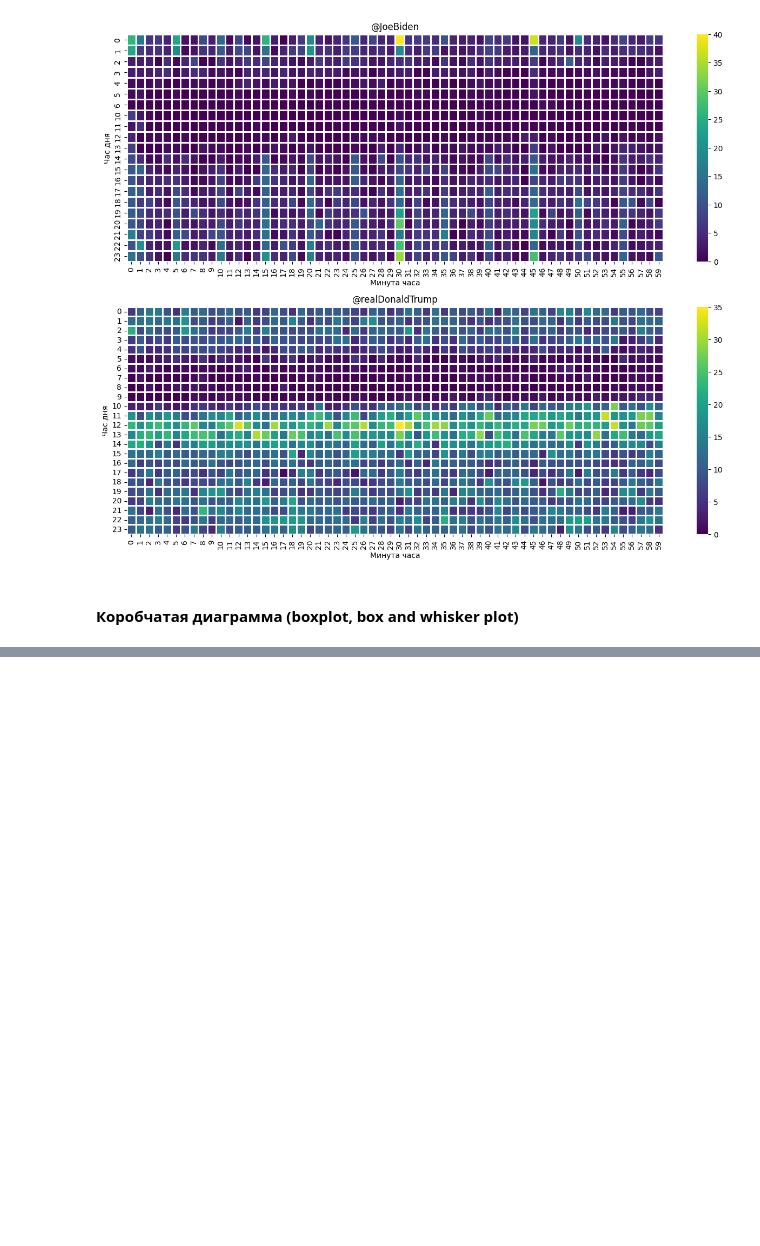
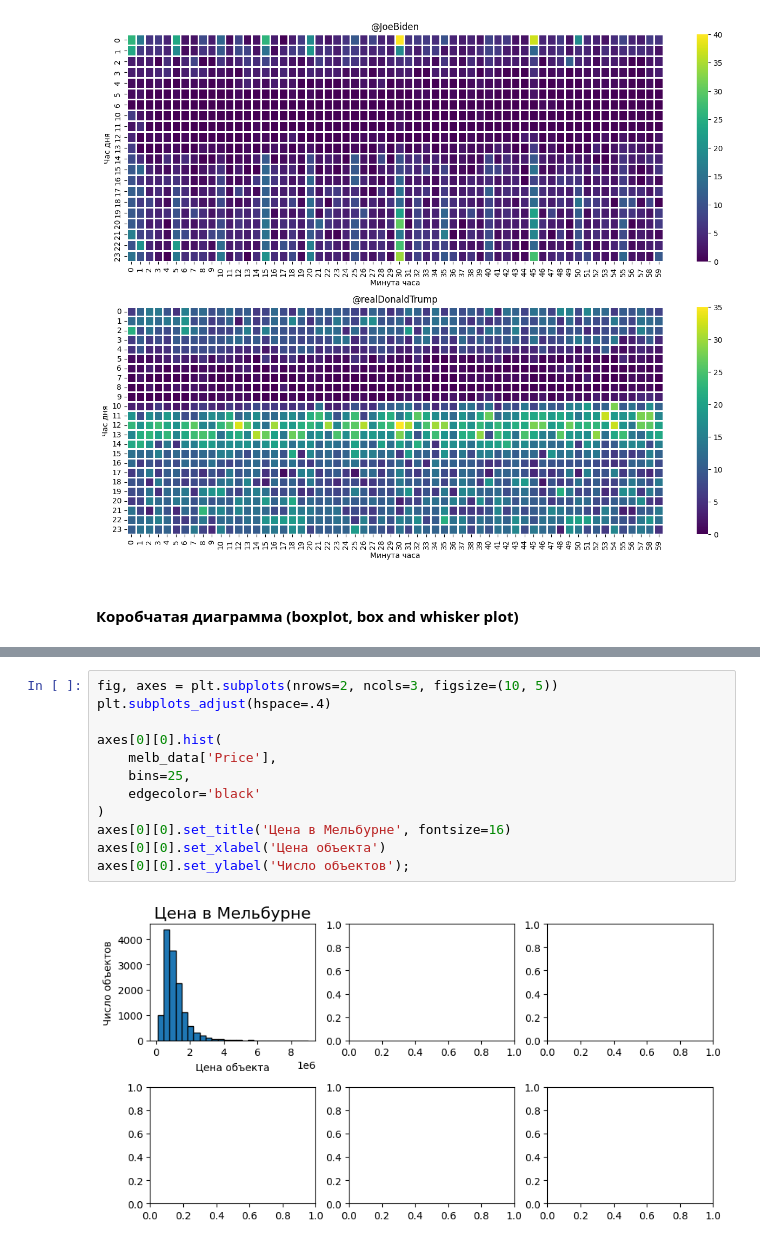
Before and after one commit to MazepaYuliya/SF_DS_3_0, a Jupyter notebook: Pandas_/Visualization.ipynb, the cells around one changed output, grey strips where cells are left out. Saved outputs shown, nothing was run; the diff lists cells and outputs as text; blank space fills up the shorter version.

```diff
--- a/Pandas_/Visualization.ipynb
+++ b/Pandas_/Visualization.ipynb
@@ -227,0 +300,14 @@ Text(0, 0.5, 'Тип пользователя')
+# %%
+fig, axes = plt.subplots(nrows=2, ncols=3, figsize=(10, 5))
+plt.subplots_adjust(hspace=.4)
+
+axes[0][0].hist(
+    melb_data['Price'],
+    bins=25,
+    edgecolor='black'
+)
+axes[0][0].set_title('Цена в Мельбурне', fontsize=16)
+axes[0][0].set_xlabel('Цена объекта')
+axes[0][0].set_ylabel('Число объектов');
+# %% [output]
+[figure, added]
```
Also changed, not shown: parts of 9 cells of this notebook, 3 other files.
